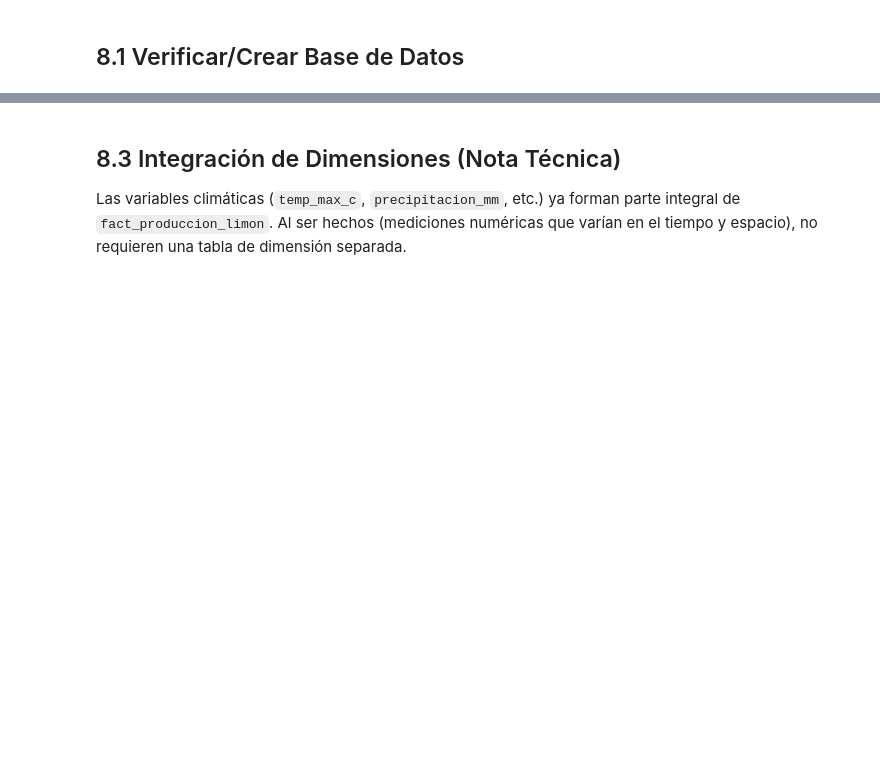
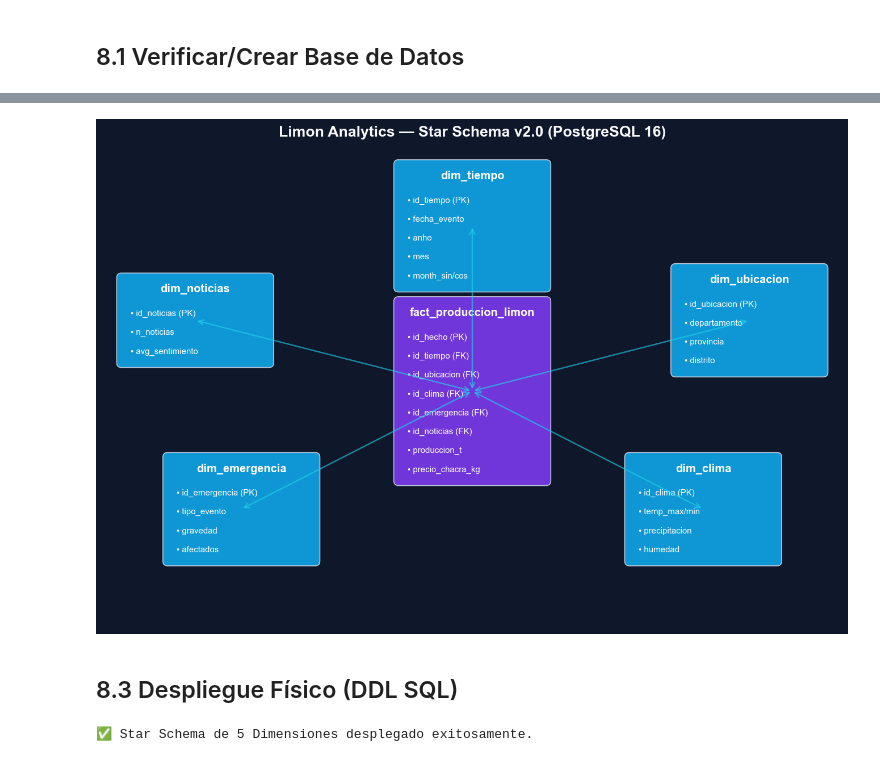
Before and after one commit to YeralD21/Machine-Learning-Multimodal--Agro-NLP-Clima-, a Jupyter notebook: notebooks/actividad_08_postgresql.ipynb, the cells around one changed output, grey strips where cells are left out. Saved outputs shown, nothing was run; the diff lists cells and outputs as text; code cells hidden in the pictures; blank space fills up the shorter version.

Commit message:
refactor: actualización de notebooks (01-10) con Star Schema v2.0 y visualizaciones NASA

```diff
--- a/notebooks/actividad_08_postgresql.ipynb
+++ b/notebooks/actividad_08_postgresql.ipynb
@@ -109,3 +46,73 @@ print("\n✅ [ACTIVIDAD 08] COMPLETADA")
-# %% [markdown]
-## 8.3 Integración de Dimensiones (Nota Técnica)
-Las variables climáticas (`temp_max_c`, `precipitacion_mm`, etc.) ya forman parte integral de `fact_produccion_limon`. Al ser hechos (mediciones numéricas que varían en el tiempo y espacio), no requieren una tabla de dimensión separada.
+# %%
+
+import matplotlib.patches as mpatches
+import matplotlib.pyplot as plt
+
+plt.style.use('dark_background')
+fig, ax = plt.subplots(figsize=(14, 9))
+ax.set_xlim(0, 16); ax.set_ylim(0, 10); ax.axis('off')
+fig.patch.set_facecolor('#0f172a')
+
+def draw_table(ax, x, y, title, columns, color='#0ea5e9'):
+    width, height = 3.2, len(columns) * 0.4 + 0.6
+    rect = mpatches.FancyBboxPatch((x-width/2, y-height/2), width, height,
+                                   boxstyle="round,pad=0.1", ec="#cbd5e1", fc=color, alpha=0.9)
+    ax.add_patch(rect)
+    ax.text(x, y + height/2 - 0.3, title, weight='bold', color='white', ha='center', size=12)
+    for i, col in enumerate(columns):
+        ax.text(x - width/2 + 0.2, y + height/2 - 0.8 - i*0.4, f"• {col}", color='white', size=9)
+
+fx, fy = 8, 5
+draw_table(ax, fx, fy, "fact_produccion_limon",
+           ["id_hecho (PK)", "id_tiempo (FK)", "id_ubicacion (FK)", "id_clima (FK)",
+            "id_emergencia (FK)", "id_noticias (FK)", "produccion_t", "precio_chacra_kg"],
+           color='#7c3aed')
+
+dims = [
+    (8, 8.5, "dim_tiempo", ["id_tiempo (PK)", "fecha_evento", "anho", "mes", "month_sin/cos"]),
+    (14, 6.5, "dim_ubicacion", ["id_ubicacion (PK)", "departamento", "provincia", "distrito"]),
+    (13, 2.5, "dim_clima", ["id_clima (PK)", "temp_max/min", "precipitacion", "humedad"]),
+    (3, 2.5, "dim_emergencia", ["id_emergencia (PK)", "tipo_evento", "gravedad", "afectados"]),
+    (2, 6.5, "dim_noticias", ["id_noticias (PK)", "n_noticias", "avg_sentimiento"])
+]
+
+for dx, dy, dtitle, dcols in dims:
+    draw_table(ax, dx, dy, dtitle, dcols)
+    ax.annotate("", xy=(fx, fy), xytext=(dx, dy),
+                arrowprops=dict(arrowstyle="<->", color="#22d3ee", lw=1.5, alpha=0.6))
+
+plt.title("Limon Analytics — Star Schema v2.0 (PostgreSQL 16)", color='#f8fafc', size=16, weight='bold', pad=20)
+plt.show()
+# %% [output]
+[figure, added]
+# %% [markdown]
+## 8.3 Despliegue Físico (DDL SQL)
+# %%
+
+STMTS = [
+    "DROP TABLE IF EXISTS fact_produccion_limon CASCADE",
+    "DROP TABLE IF EXISTS dim_tiempo CASCADE",
+    "DROP TABLE IF EXISTS dim_ubicacion CASCADE",
+    "DROP TABLE IF EXISTS dim_clima CASCADE",
+    "DROP TABLE IF EXISTS dim_emergencia CASCADE",
+    "DROP TABLE IF EXISTS dim_noticias CASCADE",
+
+    "CREATE TABLE dim_tiempo (id_tiempo SERIAL PRIMARY KEY, fecha_evento VARCHAR(7) UNIQUE NOT NULL, anho SMALLINT, mes SMALLINT, month_sin FLOAT, month_cos FLOAT)",
+    "CREATE TABLE dim_ubicacion (id_ubicacion SERIAL PRIMARY KEY, departamento VARCHAR(60), provincia VARCHAR(60), distrito VARCHAR(60), UNIQUE(departamento, provincia, distrito))",
+    "CREATE TABLE dim_clima (id_clima SERIAL PRIMARY KEY, temp_max_c FLOAT, temp_min_c FLOAT, precipitacion_mm FLOAT)",
+    "CREATE TABLE dim_emergencia (id_emergencia SERIAL PRIMARY KEY, tipo_emergencia VARCHAR(100), num_emergencias INT)",
+    "CREATE TABLE dim_noticias (id_noticias SERIAL PRIMARY KEY, n_noticias INT, avg_sentimiento FLOAT)",
+    "CREATE TABLE fact_produccion_limon (id_hecho SERIAL PRIMARY KEY, id_tiempo INT REFERENCES dim_tiempo(id_tiempo), id_ubicacion INT REFERENCES dim_ubicacion(id_ubicacion), id_clima INT REFERENCES dim_clima(id_clima), id_emergencia INT REFERENCES dim_emergencia(id_emergencia), id_noticias INT REFERENCES dim_noticias(id_noticias), produccion_t FLOAT, precio_chacra_kg FLOAT)"
+]
+
+try:
+    engine = create_engine(PG_URI)
+    with engine.connect() as conn:
+        for stmt in STMTS:
+            conn.execute(text(stmt))
+            conn.commit()
+    print("✅ Star Schema de 5 Dimensiones desplegado exitosamente.")
+except Exception as e:
+    print(f"❌ Error al crear tablas: {e}")
+# %% [output]
+✅ Star Schema de 5 Dimensiones desplegado exitosamente.
```
Also changed, not shown: parts of 9 cells of this notebook, 9 other files.
